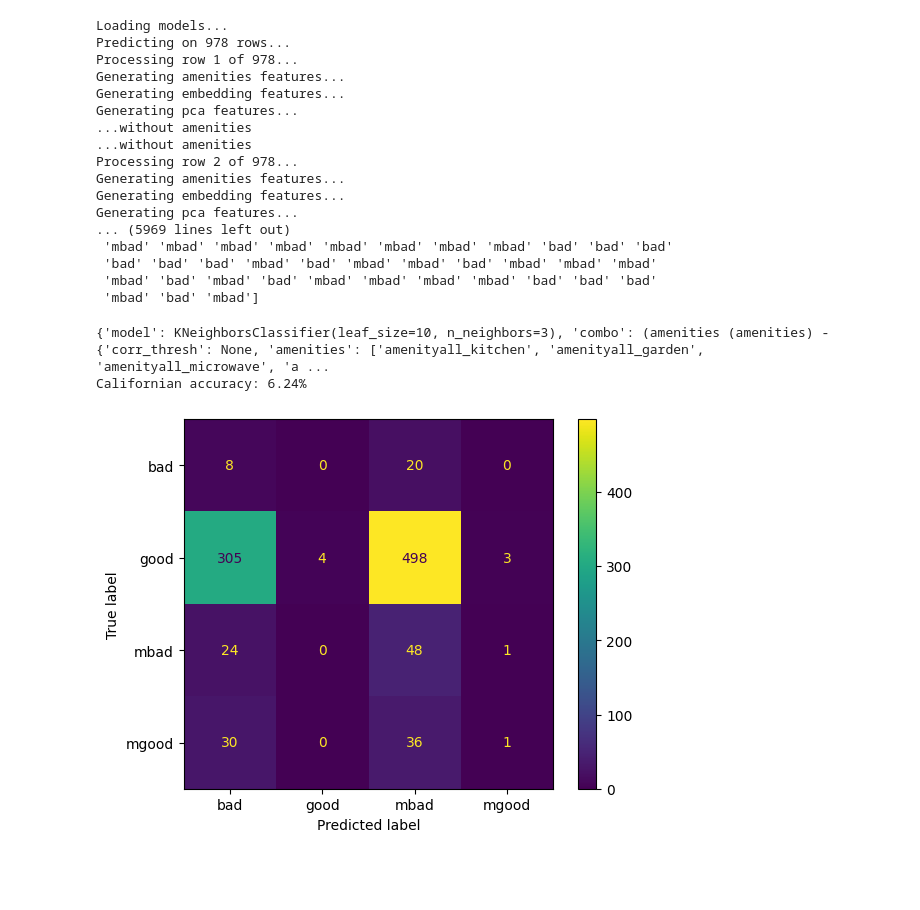
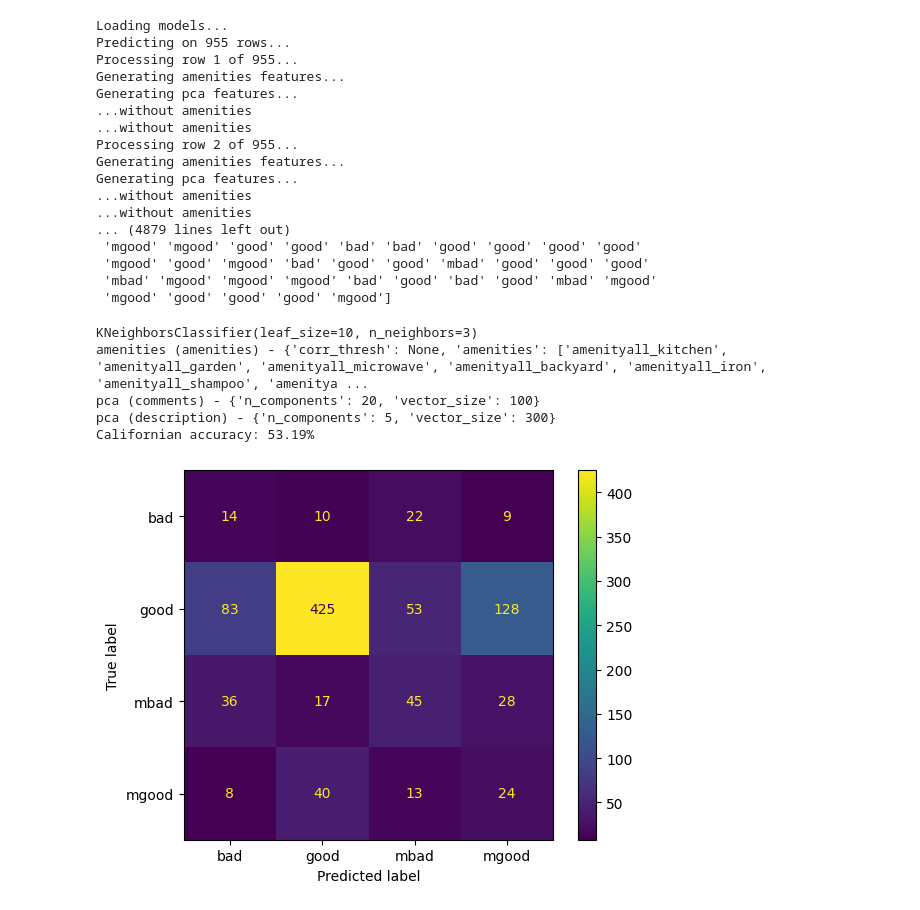
Before and after one commit to g1776/DS440CapstoneIndubitably, a Jupyter notebook: notebooks/modelling/cali_eval.ipynb, the cells around one changed output. Cells and saved outputs as stored; diff of their text form; code cells hidden in the pictures; blank space fills up the shorter version.

```diff
--- a/notebooks/modelling/cali_eval.ipynb
+++ b/notebooks/modelling/cali_eval.ipynb
@@ -1,5 +1,5 @@
 # %%
-CALI_PROCESSED = r"..\..\data\processed\texas_auto_processed.csv"
+CALI_PROCESSED = r"..\..\data\processed\california_auto_processed.csv"
 REPO_DIR = r"C:\Users\grego\Documents\GitHub\DS440CapstoneIndubitably"
 MODEL_FP = r"C:\Users\grego\Documents\GitHub\DS440CapstoneIndubitably\models\knn_model.pkl"
 # %%
@@ -50,44 +37,75 @@ cali.head()
+# %%
+# KEY ERROR: THESE NEED TO BE CONVERTED TO LISTS
+cali.description = cali.description.apply(eval)
+cali.comments = cali.comments.apply(eval)
+cali.amenities = cali.amenities.apply(eval)
+cali["name"] = cali["name"].apply(eval)
 # %%
 clf = DemoClassifier(MODEL_FP)
 y_pred, probabilities = clf.predict_all_processed(cali)
 y_pred = pd.Series(y_pred)
 # %% [output]
 Loading models...
-Predicting on 978 rows...
-Processing row 1 of 978...
+Predicting on 955 rows...
+Processing row 1 of 955...
 Generating amenities features...
-Generating embedding features...
 Generating pca features...
 ...without amenities
 ...without amenities
-Processing row 2 of 978...
+Processing row 2 of 955...
 Generating amenities features...
-Generating embedding features...
 Generating pca features...
-... (5969 lines left out)
- 'mbad' 'mbad' 'mbad' 'mbad' 'mbad' 'mbad' 'mbad' 'mbad' 'bad' 'bad' 'bad'
- 'bad' 'bad' 'bad' 'mbad' 'bad' 'mbad' 'mbad' 'bad' 'mbad' 'mbad' 'mbad'
- 'mbad' 'bad' 'mbad' 'bad' 'mbad' 'mbad' 'mbad' 'mbad' 'bad' 'bad' 'bad'
- 'mbad' 'bad' 'mbad']
+...without amenities
+...without amenities
+... (4879 lines left out)
+ 'mgood' 'mgood' 'good' 'good' 'bad' 'bad' 'good' 'good' 'good' 'good'
+ 'mgood' 'good' 'mgood' 'bad' 'good' 'good' 'mbad' 'good' 'good' 'good'
+ 'mbad' 'mgood' 'mgood' 'mgood' 'bad' 'good' 'bad' 'good' 'mbad' 'mgood'
+ 'mgood' 'good' 'good' 'good' 'mgood']
 # %%
+BINARY_LABELS = False
+
 # plot a confusion matrix
 from sklearn.metrics import ConfusionMatrixDisplay
 import matplotlib.pyplot as plt
-cm = ConfusionMatrixDisplay.from_predictions(cali.label, y_pred)
+from sklearn.metrics import accuracy_score
 
 # load model
 with open(MODEL_FP, "rb") as f:
     model = pickle.load(f)
 
-print(model)
+# print info about model and features
+print(model["model"])
+for feature in model["combo"]:
+    print(feature)
 
-# calculate the accuracy
-from sklearn.metrics import accuracy_score
-accuracy = accuracy_score(cali.label, y_pred)
-print(f"Californian accuracy: {accuracy:.2%}")
+if BINARY_LABELS:
+
+    # combine mgood and mbad into "misleading" and good and bad into "not misleading"
+    cali_adj = cali.copy()
+    y_pred_adj = y_pred.copy()
+    cali_adj.label = cali_adj.label.replace({"mgood": "misleading", "mbad": "misleading", "good": "not misleading", "bad": "not misleading"})
+    y_pred_adj = y_pred_adj.replace({"mgood": "misleading", "mbad": "misleading", "good": "not misleading", "bad": "not misleading"})
+
+    cm = ConfusionMatrixDisplay.from_predictions(cali_adj.label, y_pred_adj)
+
+    # calculate the accuracy
+    accuracy = accuracy_score(cali_adj.label, y_pred_adj)
+    print(f"Californian accuracy: {accuracy:.2%}")
+
+else:
+
+    cm = ConfusionMatrixDisplay.from_predictions(cali.label, y_pred)
+
+    # calculate the accuracy
+    accuracy = accuracy_score(cali.label, y_pred)
+    print(f"Californian accuracy: {accuracy:.2%}")
 
 plt.show()
 # %% [output]
-{'model': KNeighborsClassifier(leaf_size=10, n_neighbors=3), 'combo': (amenities (amenities) - {'corr_thresh': None, 'amenities': ['amenityall_kitchen', 'amenityall_garden', 'amenityall_microwave', 'a ...
-Californian accuracy: 6.24%
+KNeighborsClassifier(leaf_size=10, n_neighbors=3)
+amenities (amenities) - {'corr_thresh': None, 'amenities': ['amenityall_kitchen', 'amenityall_garden', 'amenityall_microwave', 'amenityall_backyard', 'amenityall_iron', 'amenityall_shampoo', 'amenitya ...
+pca (comments) - {'n_components': 20, 'vector_size': 100}
+pca (description) - {'n_components': 5, 'vector_size': 300}
+Californian accuracy: 53.19%
-[figure, old version]
+[figure, new version]
```
Also changed, not shown: parts of 3 cells of this notebook, 11 other files.
